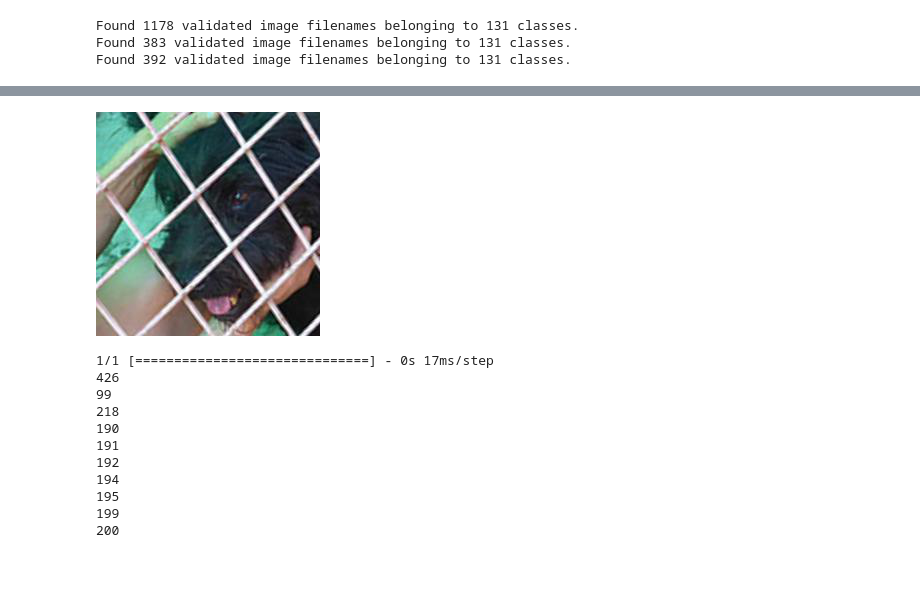
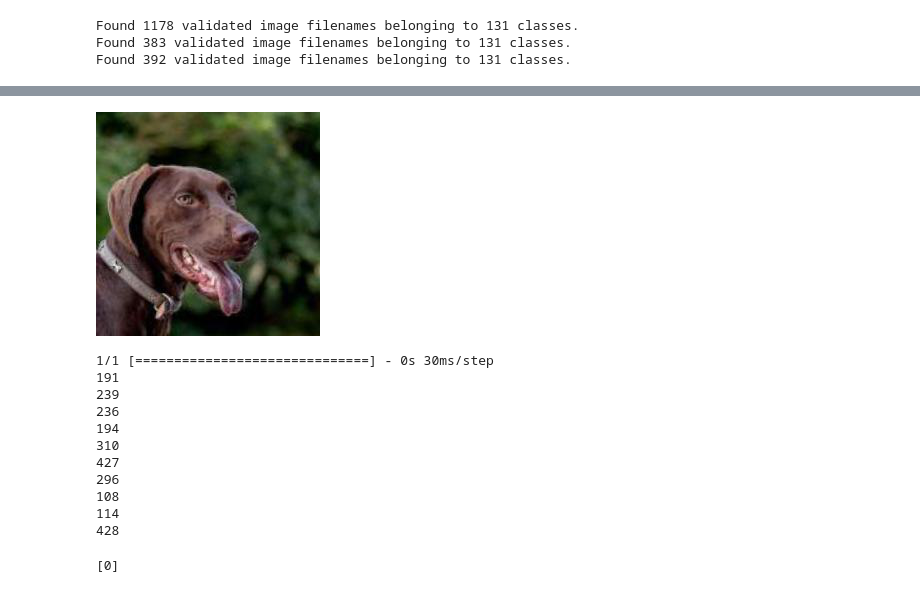
Before and after one commit to heyitsahleesah/COMP4989-Nano, a Jupyter notebook: felix_trash/felix_resnet.ipynb, the cells around one changed output, grey strips where cells are left out. Cells and saved outputs as stored; diff of their text form; code cells hidden in the pictures.

```diff
--- a/felix_trash/felix_resnet.ipynb
+++ b/felix_trash/felix_resnet.ipynb
@@ -321,11 +323,11 @@ The best top 5 accuracy is:  52.040815353393555
 # %%
 #Testing
-img = tf.keras.preprocessing.image.load_img('../photos/dogfacenet10/test/177/177.1.jpg', target_size=(224, 224))
-img_array = tf.keras.preprocessing.image.img_to_array(img)
+img = tf.keras.preprocessing.image.load_img('../photos/dogfacenet10/test/539/539.4.jpg', target_size=(224, 224))
+img_array = tf.keras.preprocessing.image.img_to_array(img)/255
 img_array = np.array([img_array])
 img
 # %% [output]
-[figure, old version]
+[figure, new version]
 # %%
 # generate predictions for samples
 predictions = model.predict(img_array)
@@ -340,17 +342,25 @@ top_10_predictions = np.argsort(predictions[0])[:-11:-1]
 for i in range(10):
     print(class_names[top_10_predictions[i]])
 # %% [output]
-1/1 [==============================] - 0s 17ms/step
-426
-99
-218
-190
+1/1 [==============================] - 0s 30ms/step
 191
-192
+239
+236
 194
-195
-199
-200
+310
+427
+296
+108
+114
+428
 # %%
 # save model and architecture to single file
 model.save(model_path + model_name + '.h5')
+# %%
+import numpy as np
+
+predictions = [10,5,2,6,3,8,1,4,7]
+
+print(np.argsort(predictions[0])[:-11:-1])
+# %% [output]
+[0]
```
Also changed, not shown: parts of 4 cells of this notebook, 1 other file.
